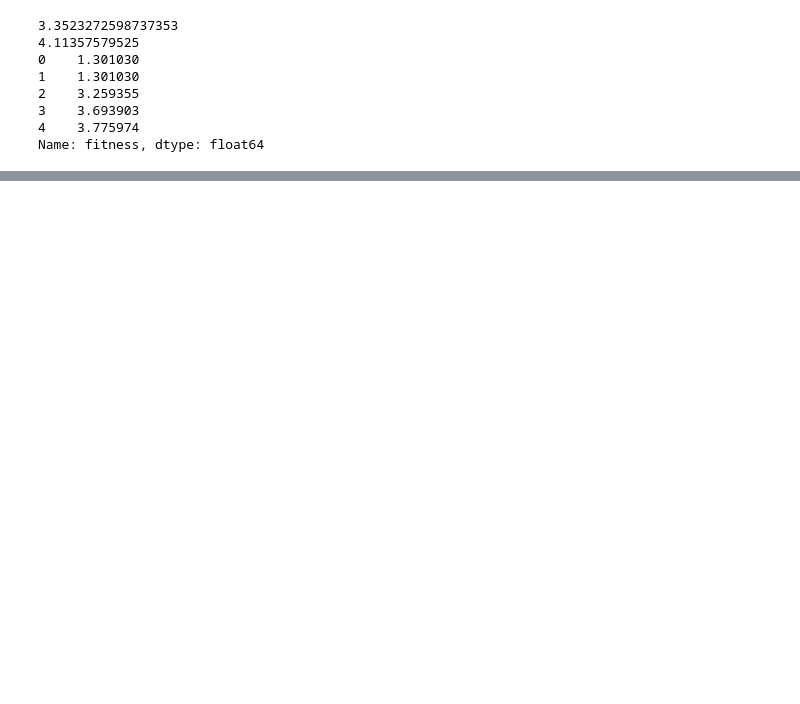
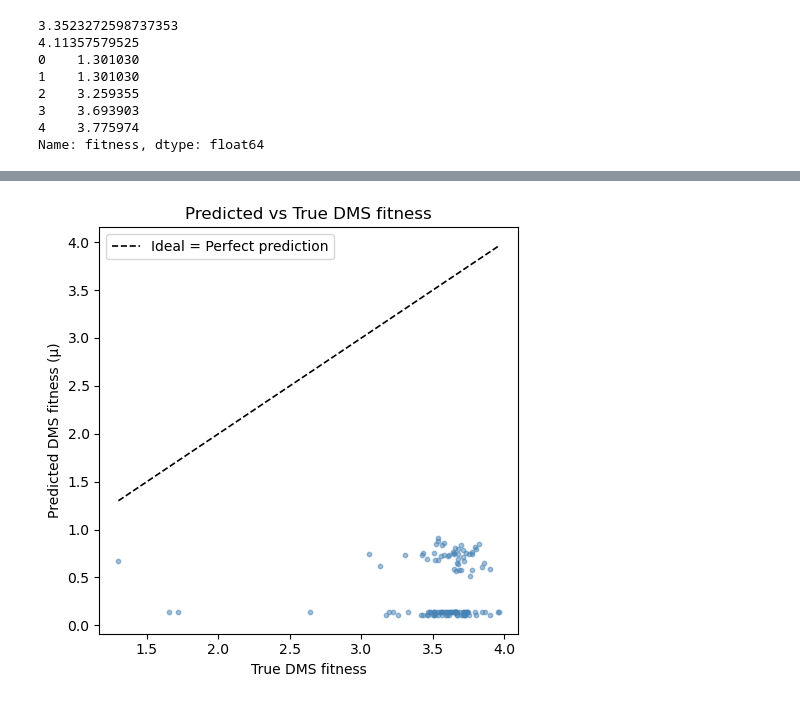
Before and after one commit to theerapas/Rosaloid, a Jupyter notebook: scripts/lookatoutput.ipynb, the cells around one changed output, grey strips where cells are left out. Saved outputs shown, nothing was run; the diff lists cells and outputs as text; code cells hidden in the pictures; blank space fills up the shorter version.

```diff
--- a/scripts/lookatoutput.ipynb
+++ b/scripts/lookatoutput.ipynb
@@ -121,2 +112,25 @@ plt.show()
+# %%
+# Combine proposals from all rounds
+props_all = pd.concat([props1, props2, props3, props4, props5], ignore_index=True)
+
+# Keep only seq + mu and remove duplicates (if the same seq appeared in multiple rounds)
+pred_df = props_all[["seq", "mu"]].drop_duplicates(subset="seq").rename(columns={"mu": "pred_score"})
+# %%
+merged = dms.merge(pred_df, on="seq", how="inner")
+
+plt.figure(figsize=(5,5))
+plt.scatter(merged["fitness"], merged["pred_score"], s=10, alpha=0.5, color="steelblue")
+plt.plot([merged["fitness"].min(), merged["fitness"].max()],
+         [merged["fitness"].min(), merged["fitness"].max()],
+         'k--', lw=1.2, label="Ideal = Perfect prediction")
+
+plt.xlabel("True DMS fitness")
+plt.ylabel("Predicted DMS fitness (μ)")
+plt.title("Predicted vs True DMS fitness")
+plt.legend()
+plt.tight_layout()
+plt.show()
+# %% [output]
+[figure, added]
 # %%
 plt.figure()
```
Also changed, not shown: parts of 5 cells of this notebook.
